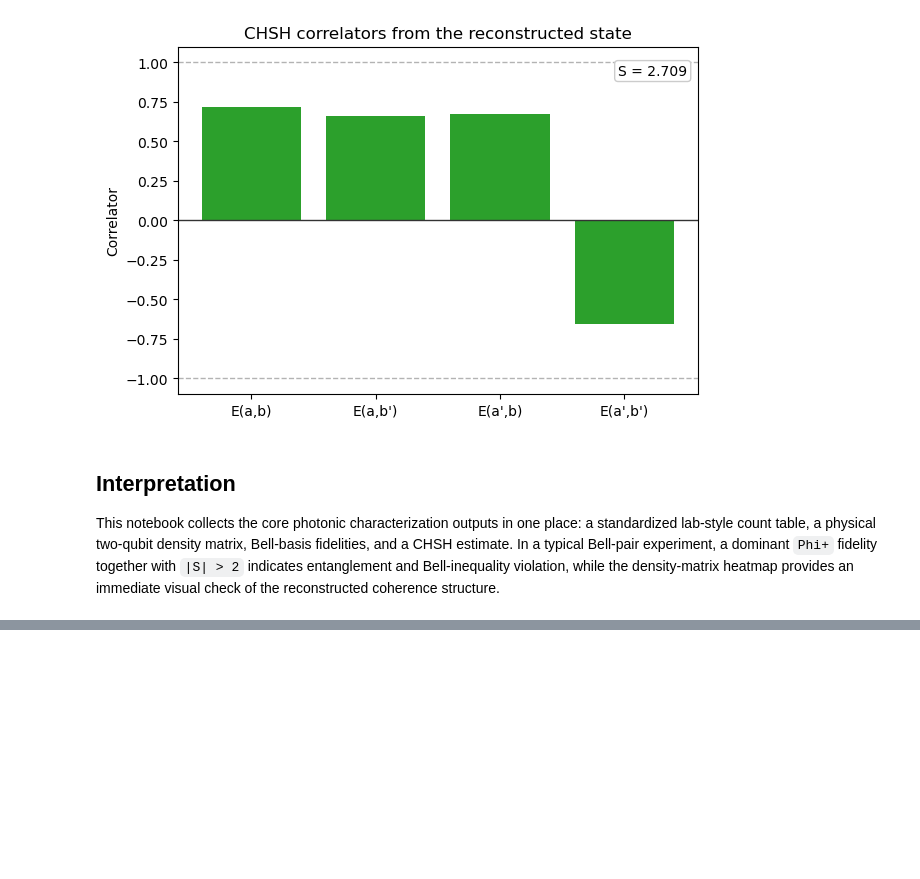
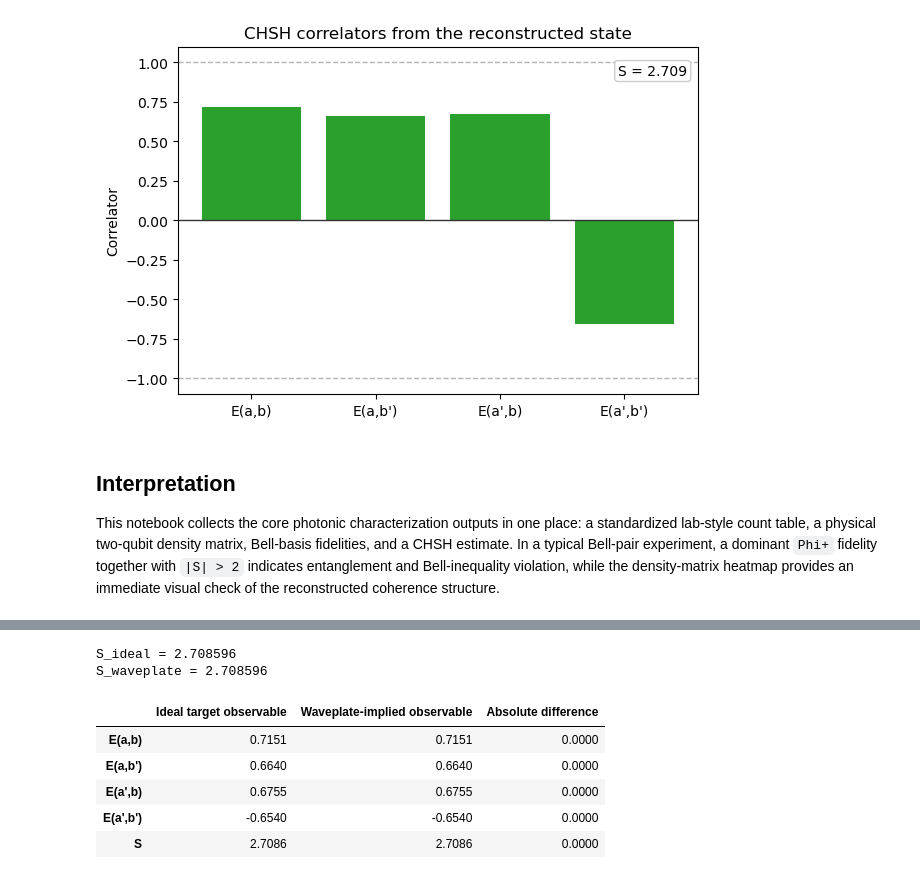
Before and after one commit to osipra/photonic-entanglement-characterization, a Jupyter notebook: notebooks/photonic_entanglement_characterization_workflow.ipynb, the cells around one changed output, grey strips where cells are left out. Cells and saved outputs as stored; diff of their text form; code cells hidden in the pictures; blank space fills up the shorter version.

```diff
--- a/notebooks/photonic_entanglement_characterization_workflow.ipynb
+++ b/notebooks/photonic_entanglement_characterization_workflow.ipynb
@@ -273,0 +422,46 @@ This notebook collects the core photonic characterization outputs in one place:
+# %%
+waveplate_correlators = chsh_from_observables(
+    rho_reconstructed,
+    waveplate_observables["a"],
+    waveplate_observables["a'"],
+    waveplate_observables["b"],
+    waveplate_observables["b'"],
+)
+S_waveplate = chsh.chsh_s_value(waveplate_correlators)
+
+waveplate_validation_table = pd.DataFrame(
+    {
+        "Ideal target observable": [
+            ideal_correlators["ab"],
+            ideal_correlators["abp"],
+            ideal_correlators["apb"],
+            ideal_correlators["apbp"],
+            S_ideal,
+        ],
+        "Waveplate-implied observable": [
+            waveplate_correlators["ab"],
+            waveplate_correlators["abp"],
+            waveplate_correlators["apb"],
+            waveplate_correlators["apbp"],
+            S_waveplate,
+        ],
+    },
+    index=["E(a,b)", "E(a,b')", "E(a',b)", "E(a',b')", "S"],
+)
+waveplate_validation_table["Absolute difference"] = np.abs(
+    waveplate_validation_table["Waveplate-implied observable"]
+    - waveplate_validation_table["Ideal target observable"]
+)
+
+print(f"S_ideal = {S_ideal:.6f}")
+print(f"S_waveplate = {S_waveplate:.6f}")
+display(waveplate_validation_table)
+# %% [output]
+S_ideal = 2.708596
+S_waveplate = 2.708596
+|  | Ideal target observable | Waveplate-implied observable | Absolute difference |
+| E(a,b) | 0.7151 | 0.7151 | 0.0000 |
+| E(a,b') | 0.6640 | 0.6640 | 0.0000 |
+| E(a',b) | 0.6755 | 0.6755 | 0.0000 |
+| E(a',b') | -0.6540 | -0.6540 | 0.0000 |
+| S | 2.7086 | 2.7086 | 0.0000 |
```
Also changed, not shown: parts of 5 cells of this notebook, 3 other files.
